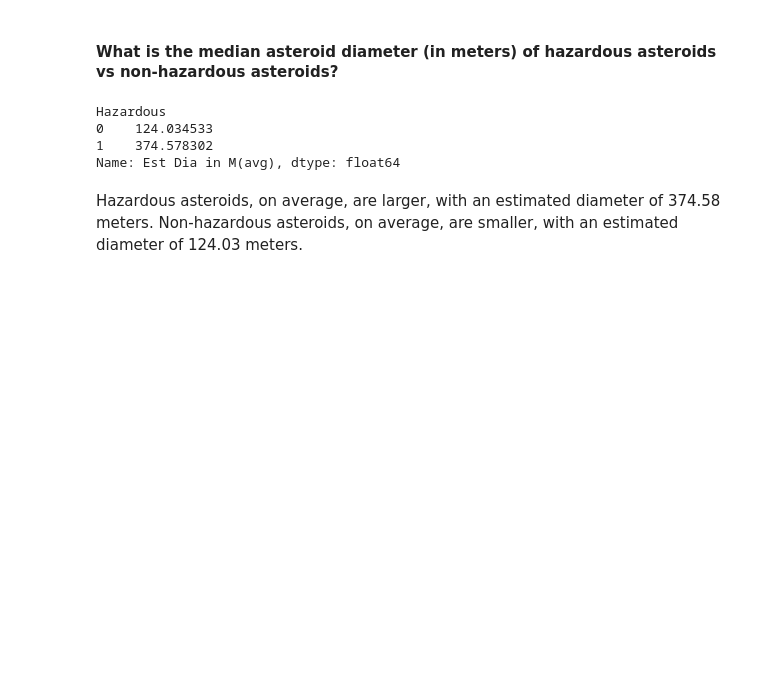
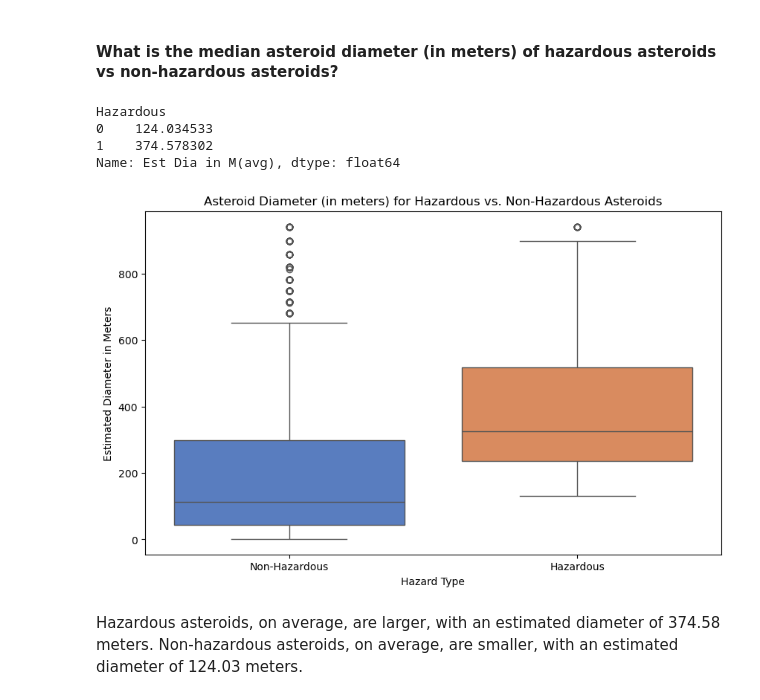
Before and after one commit to anbitasiregar/nasa-asteroid-analysis, a Jupyter notebook: notebooks/data_analysis.ipynb, the cells around one changed output. Saved outputs shown, nothing was run; the diff lists cells and outputs as text; code cells hidden in the pictures; blank space fills up the shorter version.

Commit message:
adding presentation visuals to notebooks

```diff
--- a/notebooks/data_analysis.ipynb
+++ b/notebooks/data_analysis.ipynb
@@ -241,6 +241,35 @@ Hazardous
 0    124.034533
 1    374.578302
 Name: Est Dia in M(avg), dtype: float64
+# %%
+# Remove outliers for presentation visual purposes
+
+# get IQR of asteroid diameter
+q1 = analysis_df["Est Dia in M(avg)"].quantile(0.25)
+q3 = analysis_df["Est Dia in M(avg)"].quantile(0.75)
+iqr = q3 - q1
+
+# define bounds for the outliers
+lower_bound = q1 - 1.5 * iqr
+upper_bound = q3 + 1.5 * iqr
+
+# exclude outliers from visualization data
+dia_vis_data = analysis_df[(analysis_df["Est Dia in M(avg)"] >= lower_bound) &
+                          (analysis_df["Est Dia in M(avg)"] <= upper_bound)]
+# %%
+# Presentation Visual:
+# Box plot of median asteroid diameter of hazardous and non-hazardous asteroids
+# NOTE: we removed outliers from the data to ensure the box plot would be readable
+
+plt.figure(figsize=(10, 6))
+sns.boxplot(data=dia_vis_data, x="Hazardous", y="Est Dia in M(avg)", hue="Hazardous", legend=False, palette="muted")
+plt.title("Asteroid Diameter (in meters) for Hazardous vs. Non-Hazardous Asteroids")
+plt.xlabel("Hazard Type")
+plt.ylabel("Estimated Diameter in Meters")
+plt.xticks([0, 1], ["Non-Hazardous", "Hazardous"])
+plt.show()
+# %% [output]
+[figure, added]
 # %% [markdown]
 Hazardous asteroids, on average, are larger, with an estimated diameter of 374.58 meters. Non-hazardous asteroids, on average, are smaller, with an estimated diameter of 124.03 meters.
 # %% [markdown]
```
Also changed, not shown: parts of 5 cells of this notebook, 1 other file.
